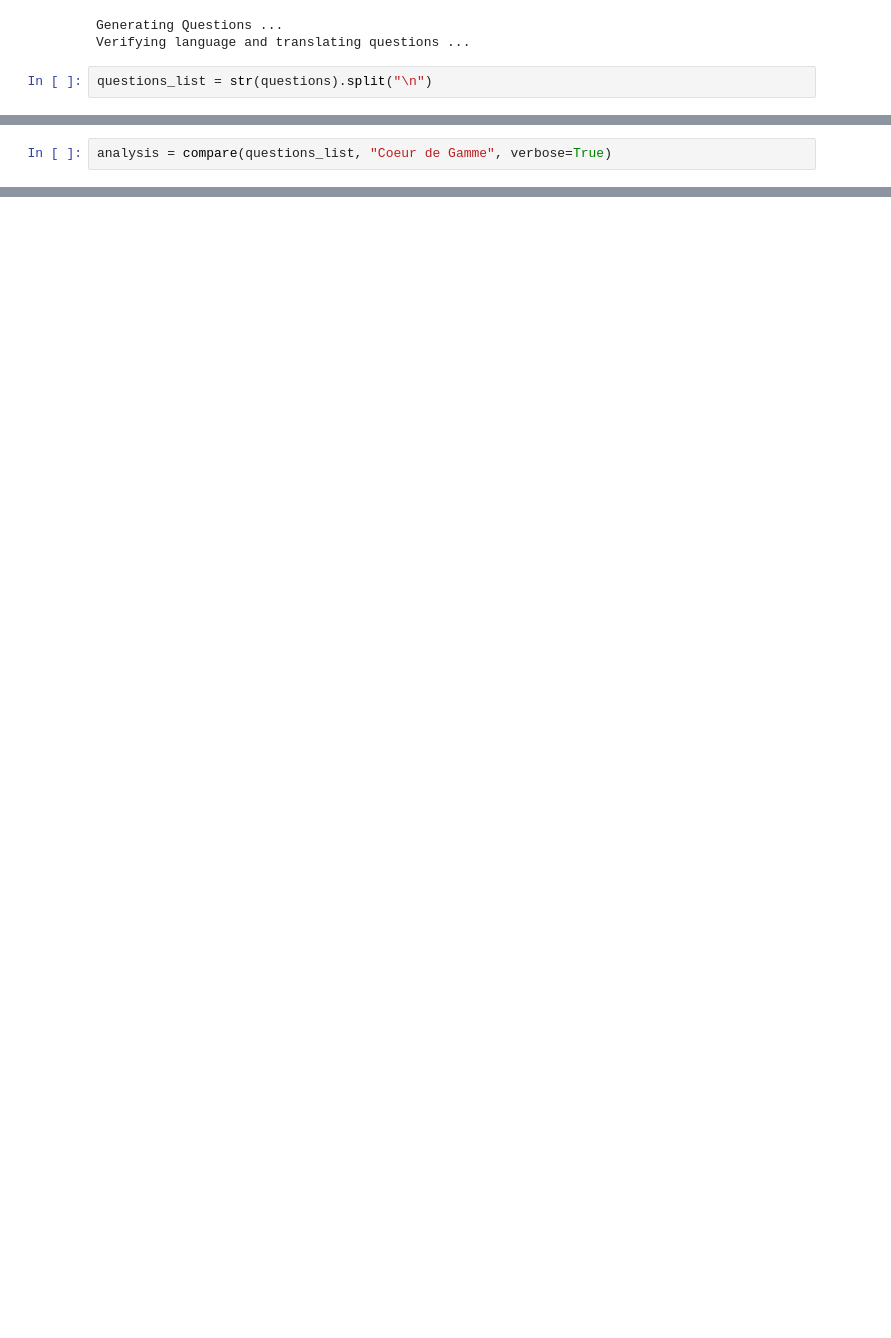
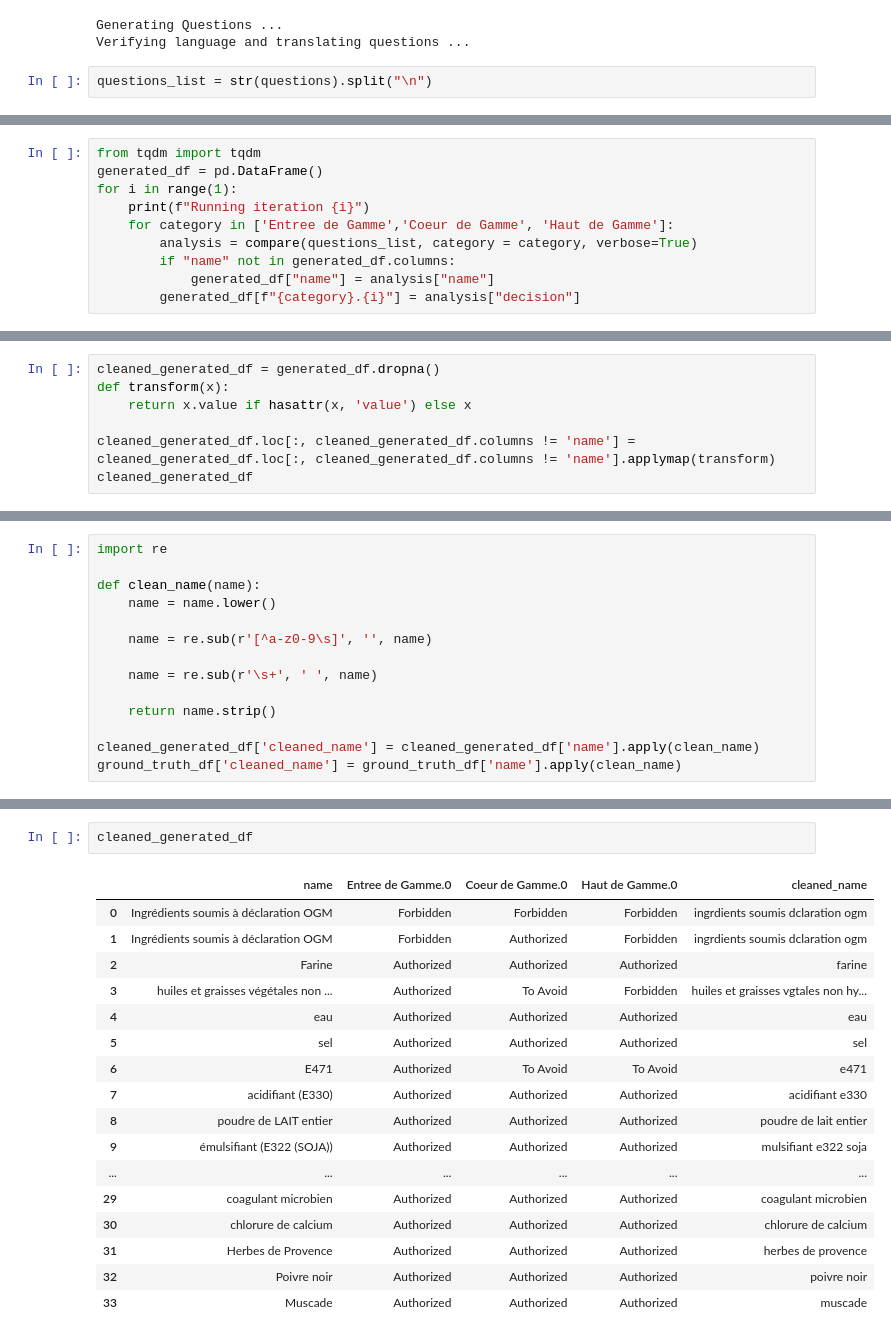
Before and after one commit to QuivrHQ/MegaParse, a Jupyter notebook: notebooks/query_pdf.ipynb, the cells around one changed output, grey strips where cells are left out. Saved outputs shown, nothing was run; the diff lists cells and outputs as text; blank space fills up the shorter version.

```diff
--- a/notebooks/query_pdf.ipynb
+++ b/notebooks/query_pdf.ipynb
@@ -78,2 +70,0 @@ def compare(questions: List[str], category: str, verbose: bool = False):
-# %%
-analysis = compare(questions_list, "Coeur de Gamme", verbose=True)
@@ -84,0 +78,10 @@ KeyError: <DecisionEnum.authorized: 'Authorized'>
+# %%
+from tqdm import tqdm
+generated_df = pd.DataFrame()
+for i in range(1):
+    print(f"Running iteration {i}")
+    for category in ['Entree de Gamme','Coeur de Gamme', 'Haut de Gamme']:
+        analysis = compare(questions_list, category = category, verbose=True)
+        if "name" not in generated_df.columns:
+            generated_df["name"] = analysis["name"]
+        generated_df[f"{category}.{i}"] = analysis["decision"]
@@ -84,0 +138,7 @@ KeyError: <DecisionEnum.authorized: 'Authorized'>
+# %%
+cleaned_generated_df = generated_df.dropna()
+def transform(x):
+    return x.value if hasattr(x, 'value') else x
+
+cleaned_generated_df.loc[:, cleaned_generated_df.columns != 'name'] = cleaned_generated_df.loc[:, cleaned_generated_df.columns != 'name'].applymap(transform)
+cleaned_generated_df
@@ -84,0 +184,14 @@ KeyError: <DecisionEnum.authorized: 'Authorized'>
+# %%
+import re
+
+def clean_name(name):
+    name = name.lower()
+
+    name = re.sub(r'[^a-z0-9\s]', '', name)
+
+    name = re.sub(r'\s+', ' ', name)
+
+    return name.strip()
+
+cleaned_generated_df['cleaned_name'] = cleaned_generated_df['name'].apply(clean_name)
+ground_truth_df['cleaned_name'] = ground_truth_df['name'].apply(clean_name)
@@ -84,0 +234,20 @@ KeyError: <DecisionEnum.authorized: 'Authorized'>
+# %%
+cleaned_generated_df
+# %% [output]
+|  | name | Entree de Gamme.0 | Coeur de Gamme.0 | Haut de Gamme.0 | cleaned_name |
+| 0 | Ingrédients soumis à déclaration OGM | Forbidden | Forbidden | Forbidden | ingrdients soumis dclaration ogm |
+| 1 | Ingrédients soumis à déclaration OGM | Forbidden | Authorized | Forbidden | ingrdients soumis dclaration ogm |
+| 2 | Farine | Authorized | Authorized | Authorized | farine |
+| 3 | huiles et graisses végétales non ... | Authorized | To Avoid | Forbidden | huiles et graisses vgtales non hy... |
+| 4 | eau | Authorized | Authorized | Authorized | eau |
+| 5 | sel | Authorized | Authorized | Authorized | sel |
+| 6 | E471 | Authorized | To Avoid | To Avoid | e471 |
+| 7 | acidifiant (E330) | Authorized | Authorized | Authorized | acidifiant e330 |
+| 8 | poudre de LAIT entier | Authorized | Authorized | Authorized | poudre de lait entier |
+| 9 | émulsifiant (E322 (SOJA)) | Authorized | Authorized | Authorized | mulsifiant e322 soja |
+| ... | ... | ... | ... | ... | ... |
+| 29 | coagulant microbien | Authorized | Authorized | Authorized | coagulant microbien |
+| 30 | chlorure de calcium | Authorized | Authorized | Authorized | chlorure de calcium |
+| 31 | Herbes de Provence | Authorized | Authorized | Authorized | herbes de provence |
+| 32 | Poivre noir | Authorized | Authorized | Authorized | poivre noir |
+| 33 | Muscade | Authorized | Authorized | Authorized | muscade |
```
Also changed, not shown: parts of 21 cells of this notebook, 1 other file.
